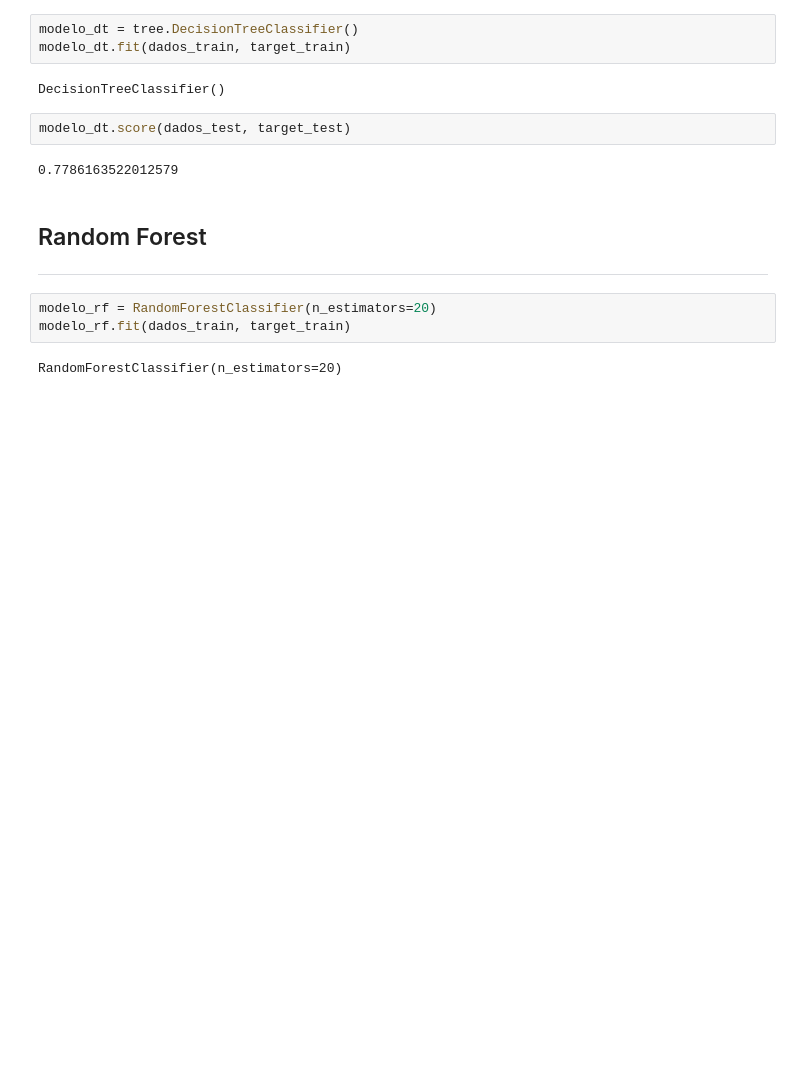
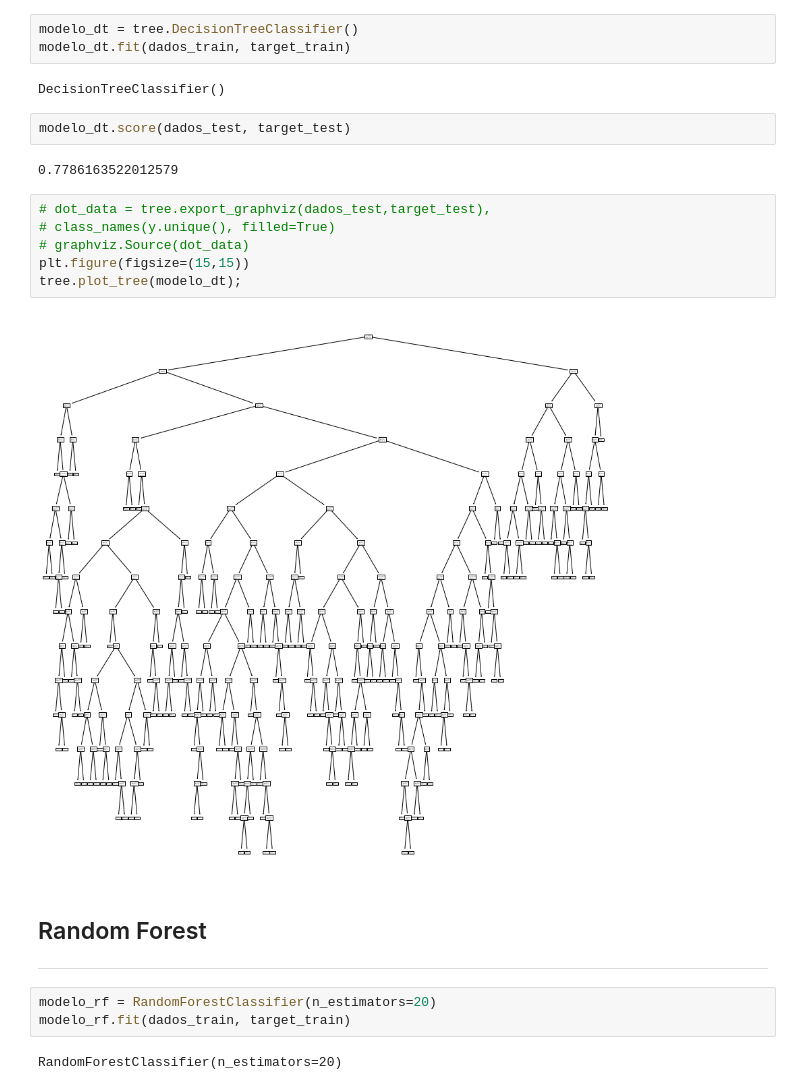
Before and after one commit to JoseEdsonMRLA/C_Dados-Projeto_2, a Jupyter notebook: Seguro de Viagens2.ipynb, the cells around one changed output. Drawn from its saved outputs; the diff is of its cells as text; blank space fills up the shorter version.

```diff
--- a/Seguro de Viagens2.ipynb
+++ b/Seguro de Viagens2.ipynb
@@ -447,6 +455,14 @@ DecisionTreeClassifier()
 modelo_dt.score(dados_test, target_test)
 # %% [output]
 0.7786163522012579
+# %%
+# dot_data = tree.export_graphviz(dados_test,target_test),
+# class_names(y.unique(), filled=True)
+# graphviz.Source(dot_data)
+plt.figure(figsize=(15,15))
+tree.plot_tree(modelo_dt);
+# %% [output]
+[figure, added]
 # %% [markdown]
 ## Random Forest
 <hr style="border:0.5px solid black"> </hr>
```
Also changed, not shown: parts of 2 cells of this notebook.
